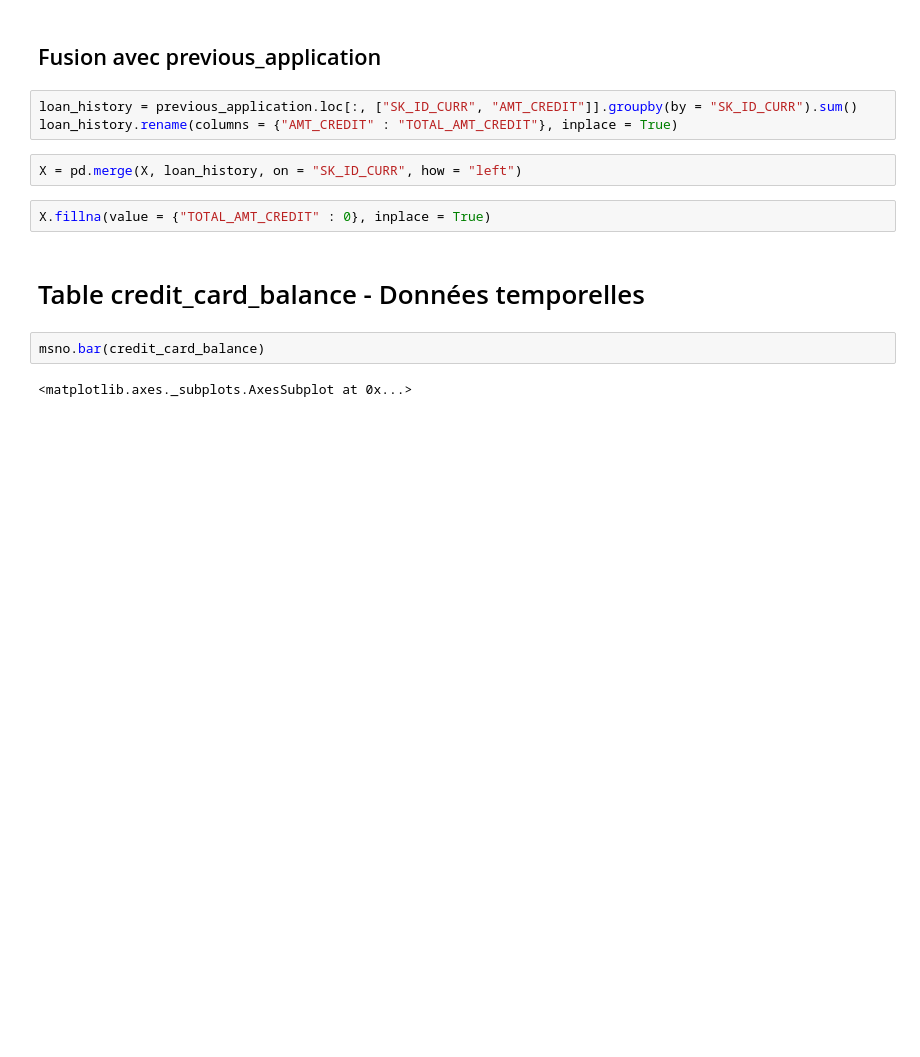
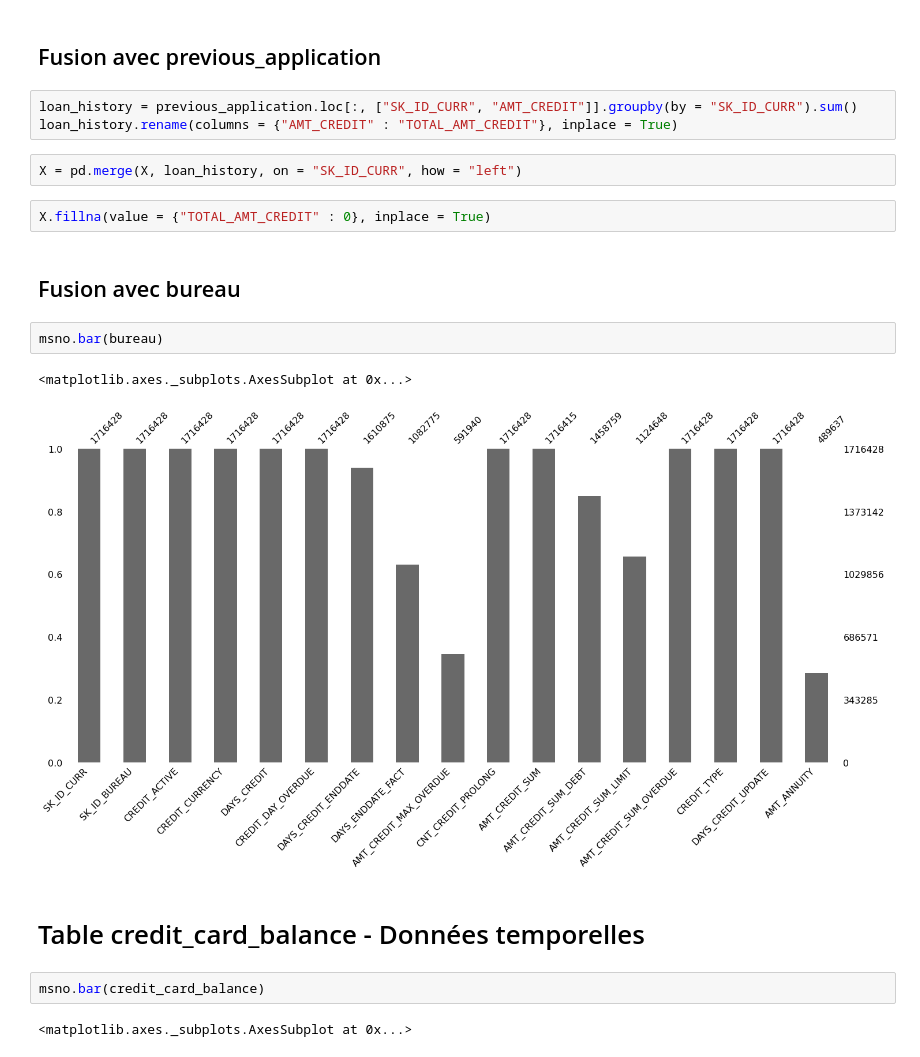
Before and after one commit to Anvil-Late/Default_risk_prediction, a Jupyter notebook: Projet 7.ipynb, the cells around one changed output. Saved outputs shown, nothing was run; the diff lists cells and outputs as text; blank space fills up the shorter version.

```diff
--- a/Projet 7.ipynb
+++ b/Projet 7.ipynb
@@ -349,6 +349,13 @@ loan_history.rename(columns = {"AMT_CREDIT" : "TOTAL_AMT_CREDIT"}, inplace = Tru
 X = pd.merge(X, loan_history, on = "SK_ID_CURR", how = "left")
 # %%
 X.fillna(value = {"TOTAL_AMT_CREDIT" : 0}, inplace = True)
+# %% [markdown]
+## Fusion avec bureau
+# %%
+msno.bar(bureau)
+# %% [output]
+<matplotlib.axes._subplots.AxesSubplot at 0x...>
+[figure, added]
 # %% [markdown]
 # Table credit_card_balance - Données temporelles
 # %%
```
Also changed, not shown: parts of 3 cells of this notebook.
